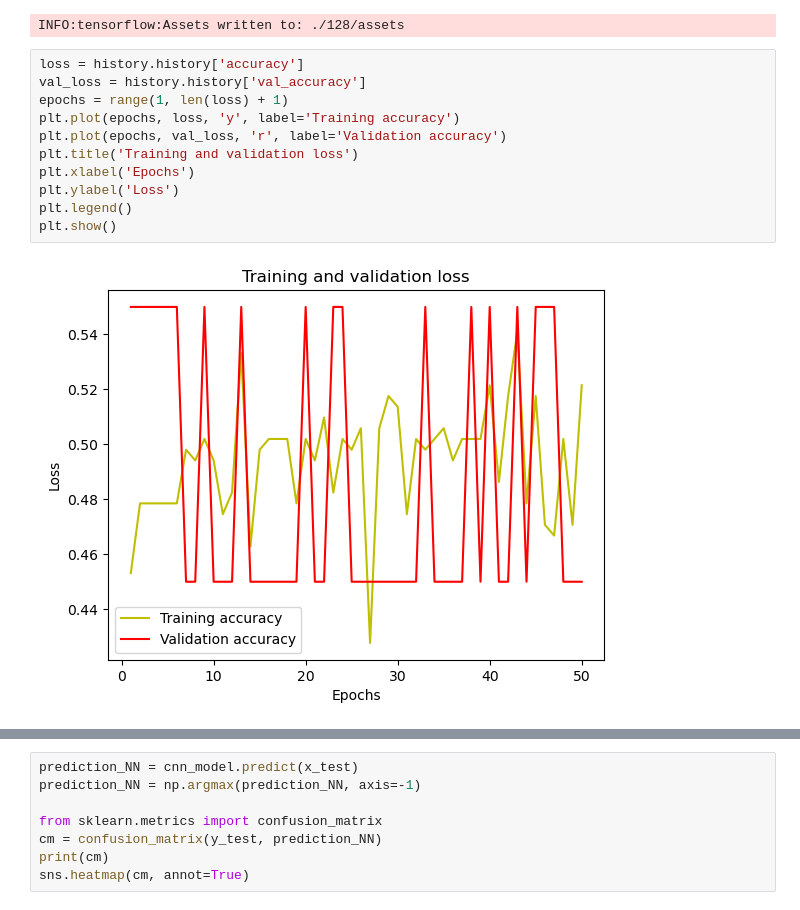
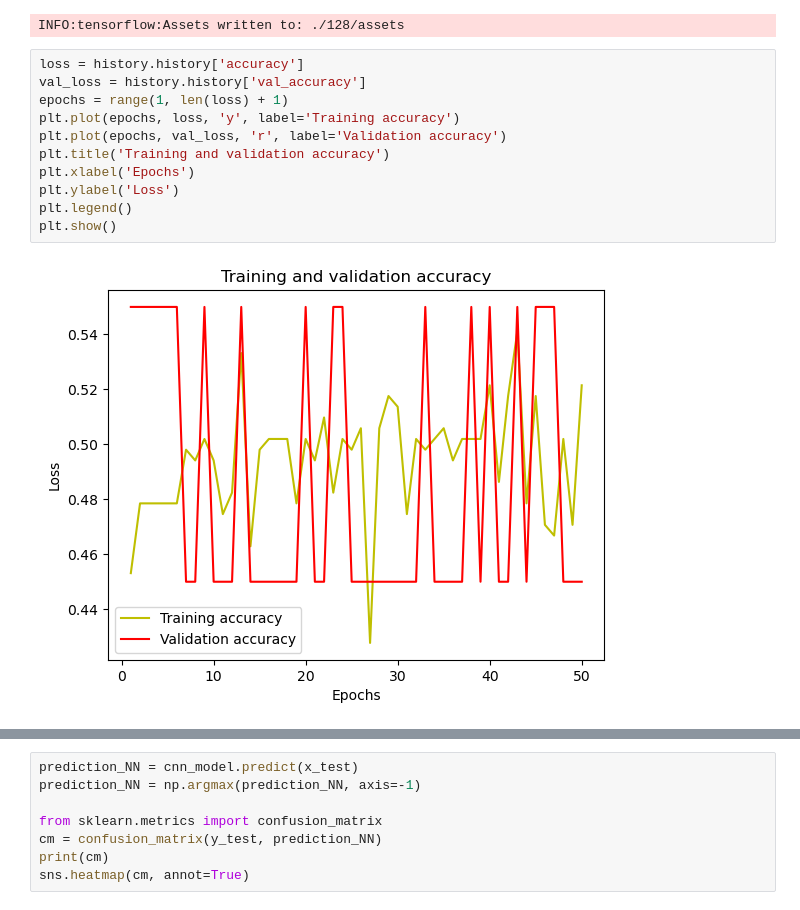
Before and after one commit to ArtemChemist/W207-spring-23-anoop-sneha-art, a Jupyter notebook: feature_extr.ipynb, the cells around one changed output, grey strips where cells are left out. Drawn from its saved outputs; the diff is of its cells as text.

```diff
--- a/feature_extr.ipynb
+++ b/feature_extr.ipynb
@@ -204,13 +204,13 @@ INFO:tensorflow:Assets written to: ./128/assets
 # %%
 loss = history.history['accuracy']
 val_loss = history.history['val_accuracy']
 epochs = range(1, len(loss) + 1)
 plt.plot(epochs, loss, 'y', label='Training accuracy')
 plt.plot(epochs, val_loss, 'r', label='Validation accuracy')
-plt.title('Training and validation loss')
+plt.title('Training and validation accuracy')
 plt.xlabel('Epochs')
 plt.ylabel('Loss')
 plt.legend()
 plt.show()
 # %% [output]
-[figure, old version]
+[figure, new version]
```
Also changed, not shown: parts of 1 cell of this notebook, 25 other files.
